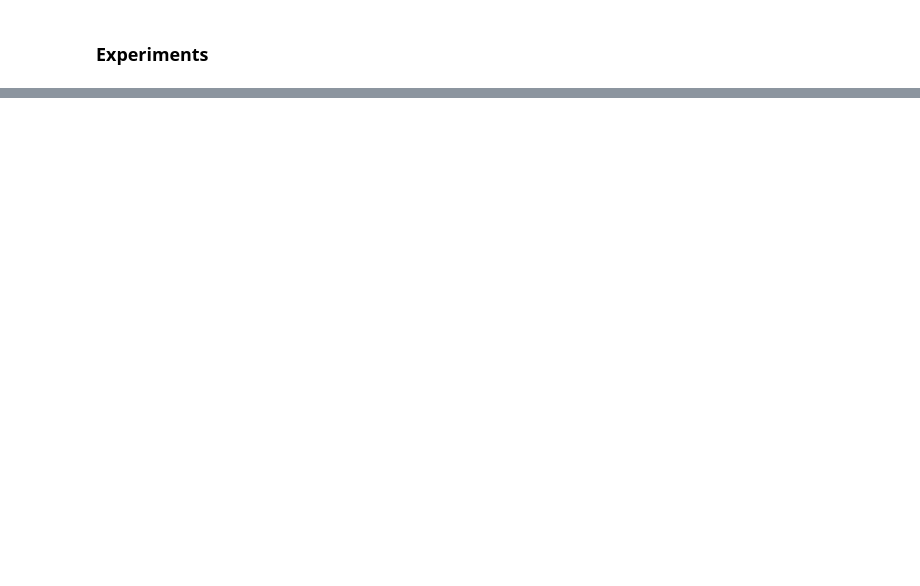
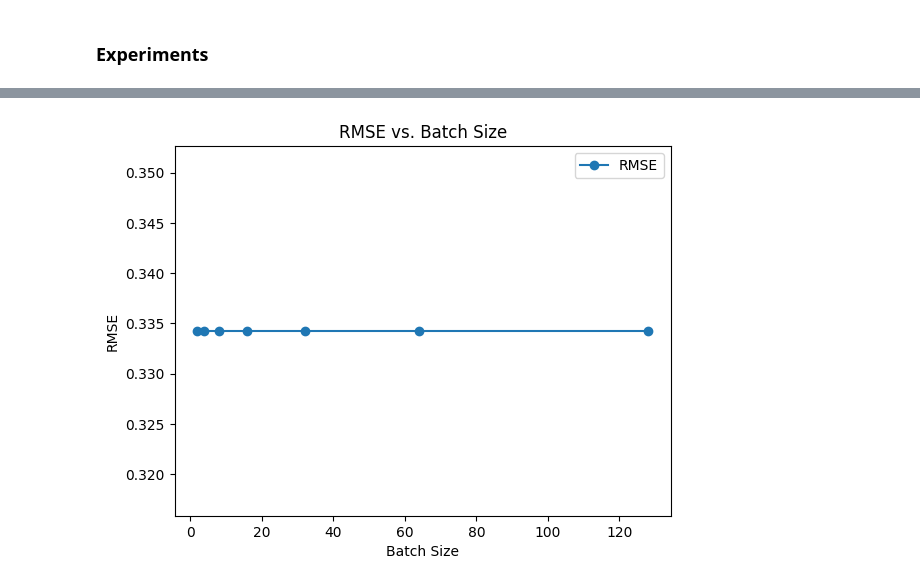
Before and after one commit to benbaz-2/comp551, a Jupyter notebook: assignment1_logistic.ipynb, the cells around one changed output, grey strips where cells are left out. Saved outputs shown, nothing was run; the diff lists cells and outputs as text; code cells hidden in the pictures; blank space fills up the shorter version.

```diff
--- a/assignment1_logistic.ipynb
+++ b/assignment1_logistic.ipynb
@@ -261,6 +278,7 @@ entropy(y_test, yh), entropy(y_train, yh_train)
 # %%
 # True positive and false negatives
-yh =model.predict(X_test)
+
+yh = model.predict(x_test)
 yh = pd.DataFrame(yh)
 y_test = pd.DataFrame(y_test).reset_index(drop=True)
 y1 = pd.DataFrame()
@@ -320,14 +386,2 @@ weights.sort_values('weights', ascending=False)
 # %% [markdown]
 ### Experiments
-# %%
-# Minibatch SGD
-# Need to finish this
-
-sizes = [2, 4, 8, 16, 32, 64, 128, y_train.shape[0]]
-yhs = []
-
-for s in sizes:
-  model = LogisticRegression(verbose=True)
-  model.fit(X_train, y_train, batch_size=s)
-  yh = model.predict(X_test)
-  yhs.append(yh)
@@ -354,0 +388,19 @@ time taken: 65.42820620536804
+# %%
+# Minibatch SGD
+
+x_train, x_test, y_train, y_test = split(X, y, random_state=42)
+
+sizes = [2, 4, 8, 16, 32, 64, 128]
+rmse_batch = []                   # Will strore rmse for each batch size
+gss_batch = []                    # will store gradient norms for each batch size
+t_batch = []                      # will store time for each batch size
+n_iter_batch = []                 # will store number of iterations for each batch size
+
+for s in sizes:
+  model = LogisticRegression(batch_size=s)
+  model.fit(x_train, y_train)
+  yh = model.predict(x_test)
+  rmse_batch.append((np.mean((y_test - yh) ** 2)) ** 0.5)
+  gss_batch.append(model.gs)
+  t_batch.append(model.time)
+  n_iter_batch.append(model.num_iter)
@@ -366,0 +458,9 @@ for l in learning_rates:
+# %%
+plt.plot(sizes, rmse_batch, label='RMSE', marker='o')
+plt.xlabel('Batch Size')
+plt.ylabel('RMSE')
+plt.title('RMSE vs. Batch Size')
+plt.legend()
+plt.show()
+# %% [output]
+[figure, added]
```
Also changed, not shown: parts of 23 cells of this notebook.
